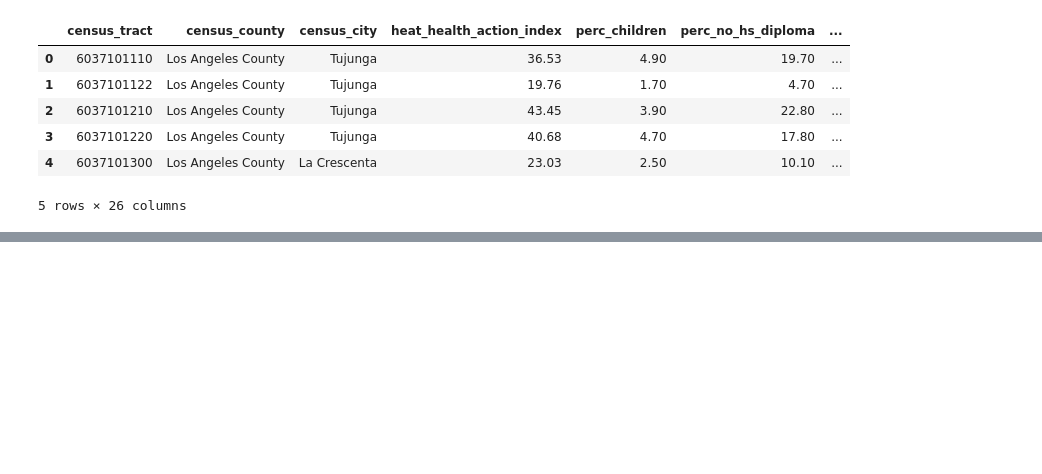
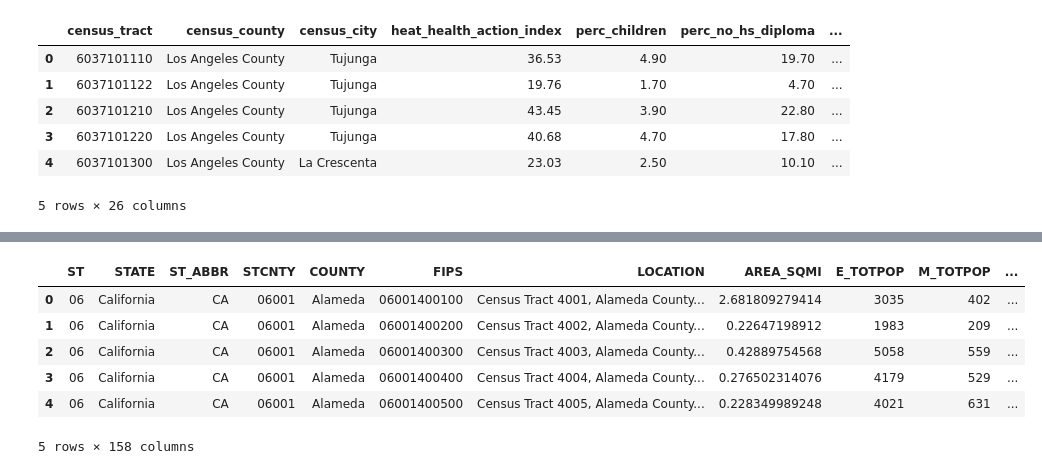
Before and after one commit to danielqhtruong/MATH497_Research_TDA, a Jupyter notebook: EDA/HVI_LACounty.ipynb, the cells around one changed output, grey strips where cells are left out. Drawn from its saved outputs; the diff is of its cells as text; code cells hidden in the pictures; blank space fills up the shorter version.

```diff
--- a/EDA/HVI_LACounty.ipynb
+++ b/EDA/HVI_LACounty.ipynb
@@ -27,2 +28,13 @@ hvi_df.head()
 # %%
 hvi_df.to_csv("../data/HVI_LACounty.csv", index=False)
+# %%
+svi_df = gpd.read_file("../data/California_2020_SVI.csv")
+svi_df.head()
+# %% [output]
+|  | ST | STATE | ST_ABBR | STCNTY | COUNTY | FIPS | LOCATION | AREA_SQMI | E_TOTPOP | M_TOTPOP | ... |
+| 0 | 06 | California | CA | 06001 | Alameda | 06001400100 | Census Tract 4001, Alameda County... | 2.681809279414 | 3035 | 402 | ... |
+| 1 | 06 | California | CA | 06001 | Alameda | 06001400200 | Census Tract 4002, Alameda County... | 0.22647198912 | 1983 | 209 | ... |
+| 2 | 06 | California | CA | 06001 | Alameda | 06001400300 | Census Tract 4003, Alameda County... | 0.42889754568 | 5058 | 559 | ... |
+| 3 | 06 | California | CA | 06001 | Alameda | 06001400400 | Census Tract 4004, Alameda County... | 0.276502314076 | 4179 | 529 | ... |
+| 4 | 06 | California | CA | 06001 | Alameda | 06001400500 | Census Tract 4005, Alameda County... | 0.228349989248 | 4021 | 631 | ... |
+5 rows × 158 columns
```
Also changed, not shown: parts of 7 cells of this notebook, 3 other files.
